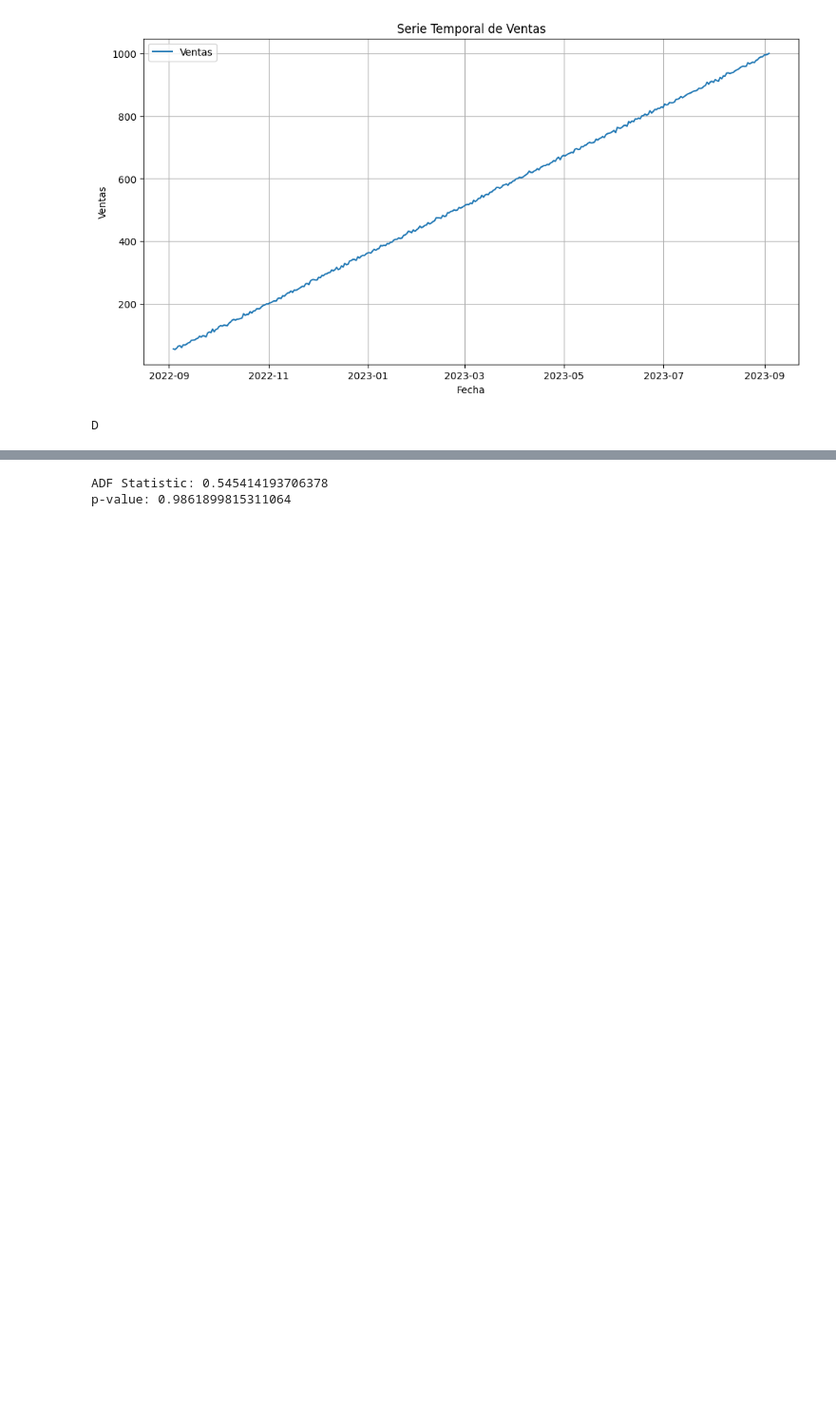
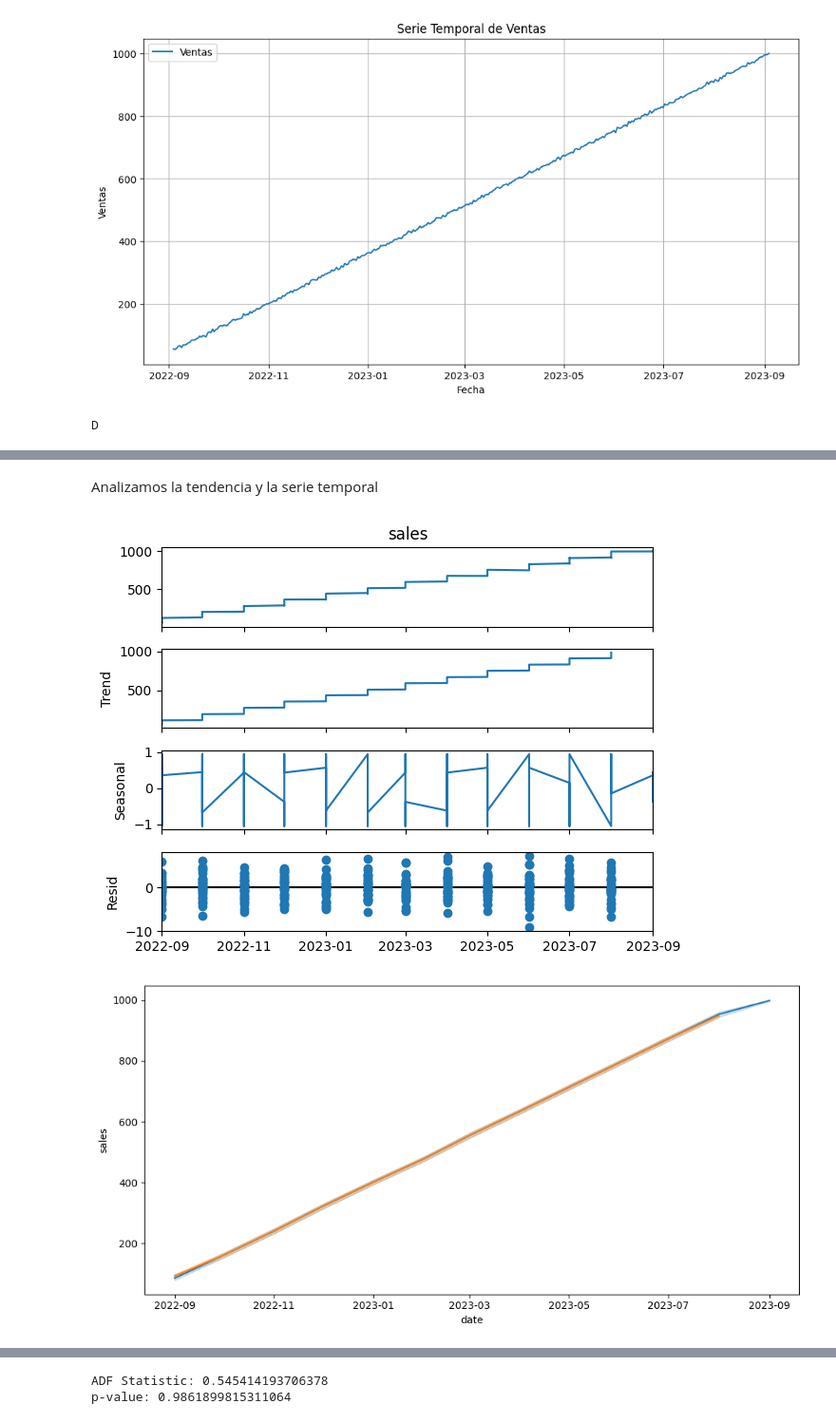
Before and after one commit to 4GeeksAcademy/MariaMiura1_Serie_temporal, a Jupyter notebook: src/explore.ipynb, the cells around one changed output, grey strips where cells are left out. Shown: that part at 95% size. Saved outputs shown, nothing was run; the diff lists cells and outputs as text; code cells hidden in the pictures; blank space fills up the shorter version.

```diff
--- a/src/explore.ipynb
+++ b/src/explore.ipynb
@@ -135,0 +171,20 @@ D
+# %% [markdown]
+Analizamos la tendencia y la serie temporal
+# %%
+from statsmodels.tsa.seasonal import seasonal_decompose
+decomposition = seasonal_decompose(df['sales'], model='additive', period=12)
+
+decomposition.plot()
+trend = decomposition.trend
+
+fig, axis = plt.subplots(figsize = (10, 5))
+
+sns.lineplot(data = ts)
+sns.lineplot(data = trend)
+
+plt.tight_layout()
+
+plt.show()
+# %% [output]
+[figure, added]
+[figure, added]
```
Also changed, not shown: parts of 15 cells of this notebook.
